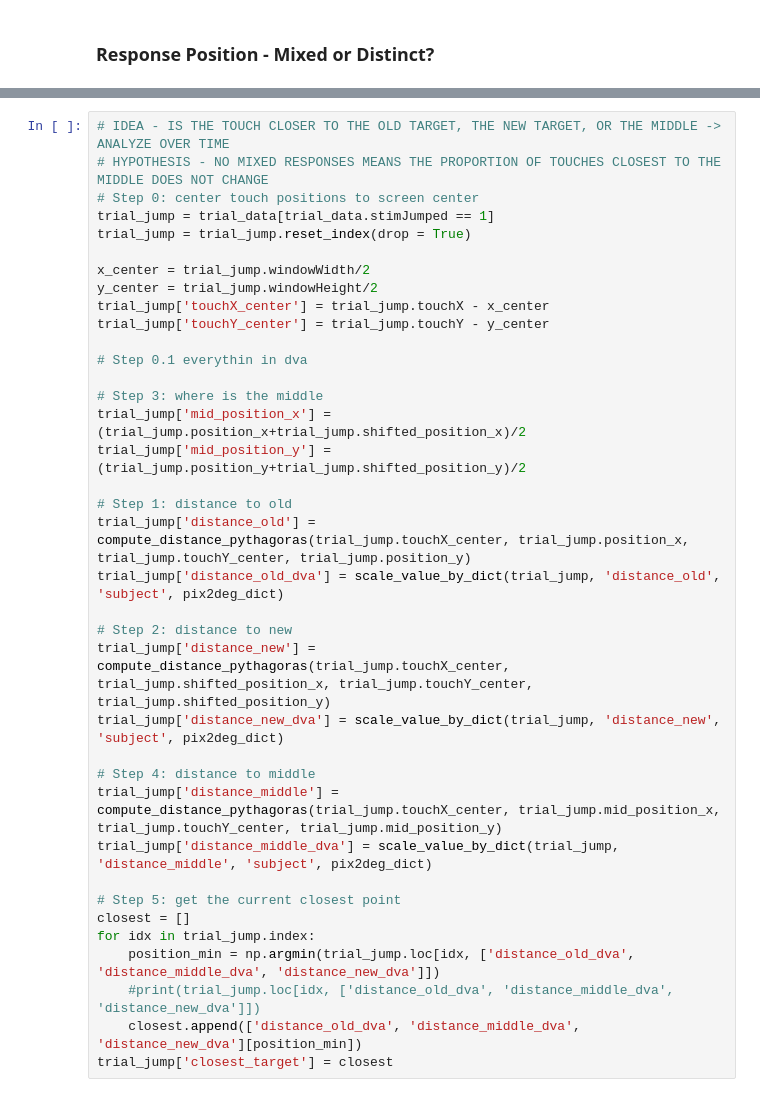
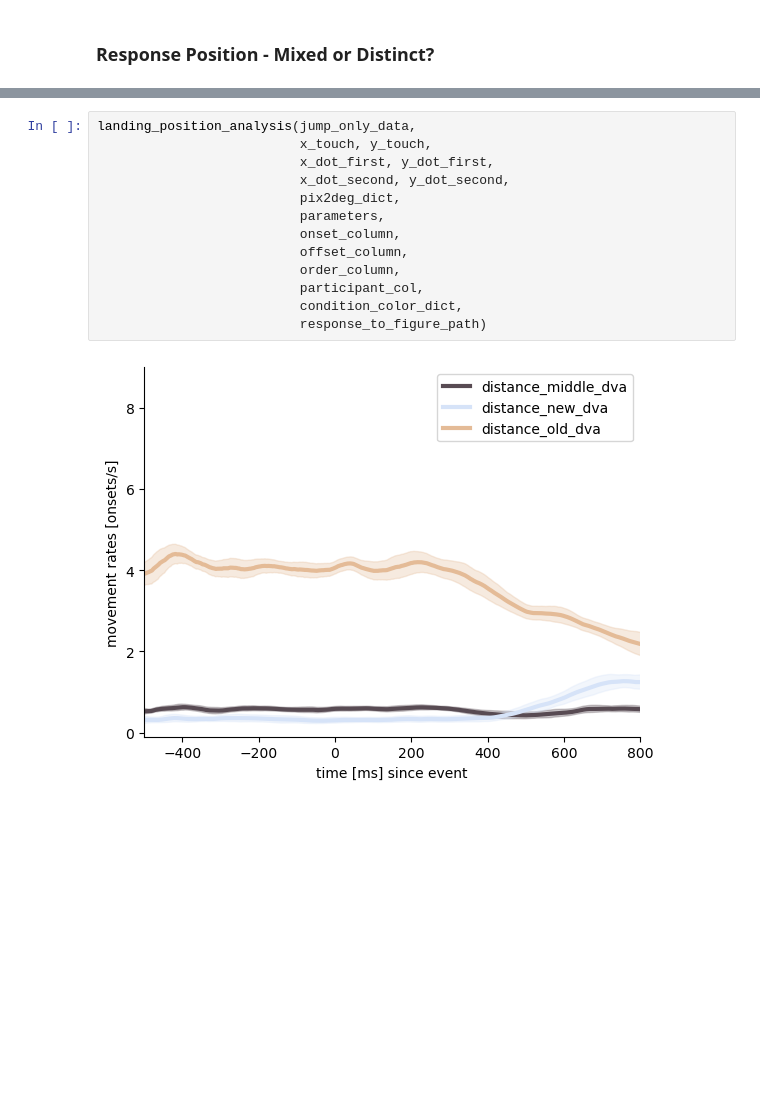
Before and after one commit to ClaraKuper/rapid_movement_inhibition, a Jupyter notebook: scripts/remote/scripts_target_polarity/Main Analysis.ipynb, the cells around one changed output, grey strips where cells are left out. Saved outputs shown, nothing was run; the diff lists cells and outputs as text; blank space fills up the shorter version.

```diff
--- a/scripts/remote/scripts_target_polarity/Main Analysis.ipynb
+++ b/scripts/remote/scripts_target_polarity/Main Analysis.ipynb
@@ -404,37 +378,15 @@ def get_smoothed_responses(data, id_col_name, condition_dictionary, distance_col
 # %%
-# IDEA - IS THE TOUCH CLOSER TO THE OLD TARGET, THE NEW TARGET, OR THE MIDDLE -> ANALYZE OVER TIME
-# HYPOTHESIS - NO MIXED RESPONSES MEANS THE PROPORTION OF TOUCHES CLOSEST TO THE MIDDLE DOES NOT CHANGE
-# Step 0: center touch positions to screen center
-trial_jump = trial_data[trial_data.stimJumped == 1]
-trial_jump = trial_jump.reset_index(drop = True)
-
-x_center = trial_jump.windowWidth/2
-y_center = trial_jump.windowHeight/2
-trial_jump['touchX_center'] = trial_jump.touchX - x_center
-trial_jump['touchY_center'] = trial_jump.touchY - y_center
-
-# Step 0.1 everythin in dva
-
-# Step 3: where is the middle
-trial_jump['mid_position_x'] = (trial_jump.position_x+trial_jump.shifted_position_x)/2
-trial_jump['mid_position_y'] = (trial_jump.position_y+trial_jump.shifted_position_y)/2
-
-# Step 1: distance to old
-trial_jump['distance_old'] = compute_distance_pythagoras(trial_jump.touchX_center, trial_jump.position_x, trial_jump.touchY_center, trial_jump.position_y)
-trial_jump['distance_old_dva'] = scale_value_by_dict(trial_jump, 'distance_old', 'subject', pix2deg_dict)
-
-# Step 2: distance to new
-trial_jump['distance_new'] = compute_distance_pythagoras(trial_jump.touchX_center, trial_jump.shifted_position_x, trial_jump.touchY_center, trial_jump.shifted_position_y)
-trial_jump['distance_new_dva'] = scale_value_by_dict(trial_jump, 'distance_new', 'subject', pix2deg_dict)
-
-# Step 4: distance to middle
-trial_jump['distance_middle'] = compute_distance_pythagoras(trial_jump.touchX_center, trial_jump.mid_position_x, trial_jump.touchY_center, trial_jump.mid_position_y)
-trial_jump['distance_middle_dva'] = scale_value_by_dict(trial_jump, 'distance_middle', 'subject', pix2deg_dict)
-
-# Step 5: get the current closest point
-closest = []
-for idx in trial_jump.index:
-    position_min = np.argmin(trial_jump.loc[idx, ['distance_old_dva', 'distance_middle_dva', 'distance_new_dva']])
-    #print(trial_jump.loc[idx, ['distance_old_dva', 'distance_middle_dva', 'distance_new_dva']])
-    closest.append(['distance_old_dva', 'distance_middle_dva', 'distance_new_dva'][position_min])
-trial_jump['closest_target'] = closest
+landing_position_analysis(jump_only_data,
+                          x_touch, y_touch,
+                          x_dot_first, y_dot_first,
+                          x_dot_second, y_dot_second,
+                          pix2deg_dict,
+                          parameters,
+                          onset_column,
+                          offset_column,
+                          order_column,
+                          participant_col,
+                          condition_color_dict,
+                          response_to_figure_path)
+# %% [output]
+[figure, added]
```
Also changed, not shown: parts of 16 cells of this notebook, 7 other files.
